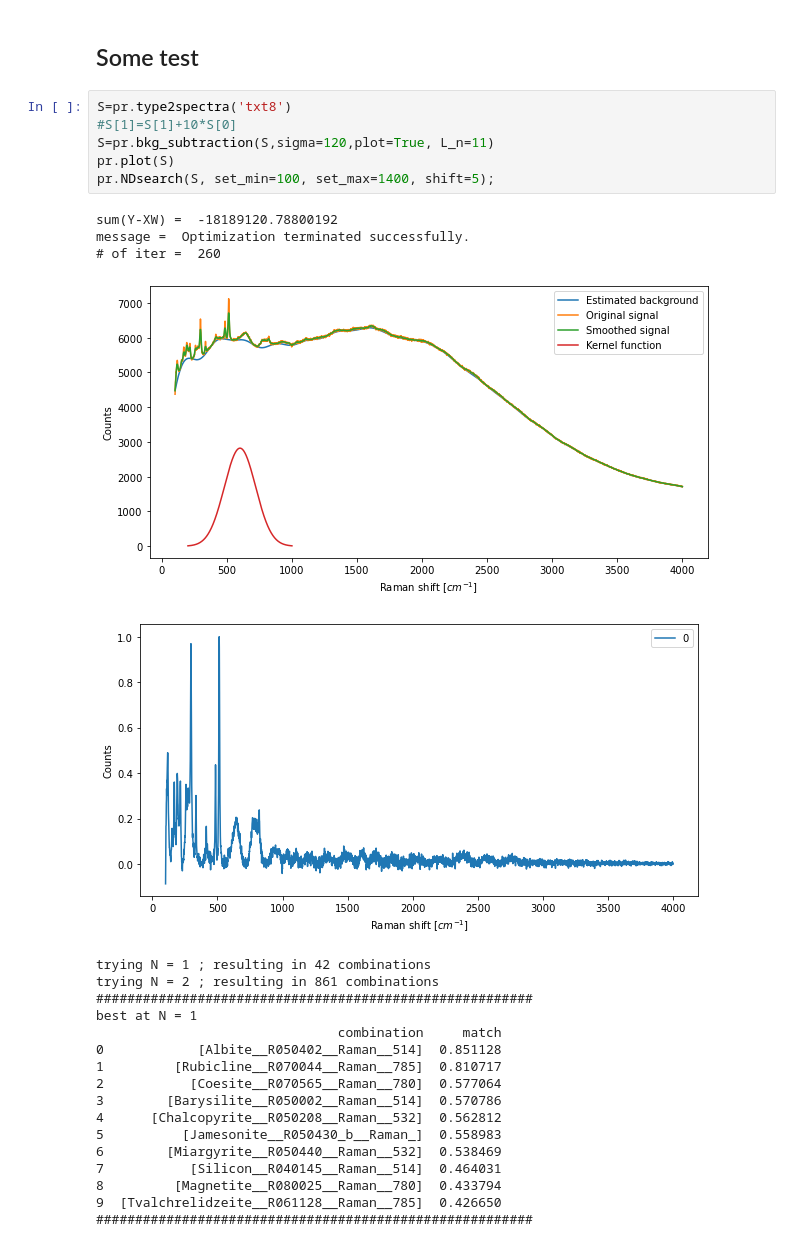
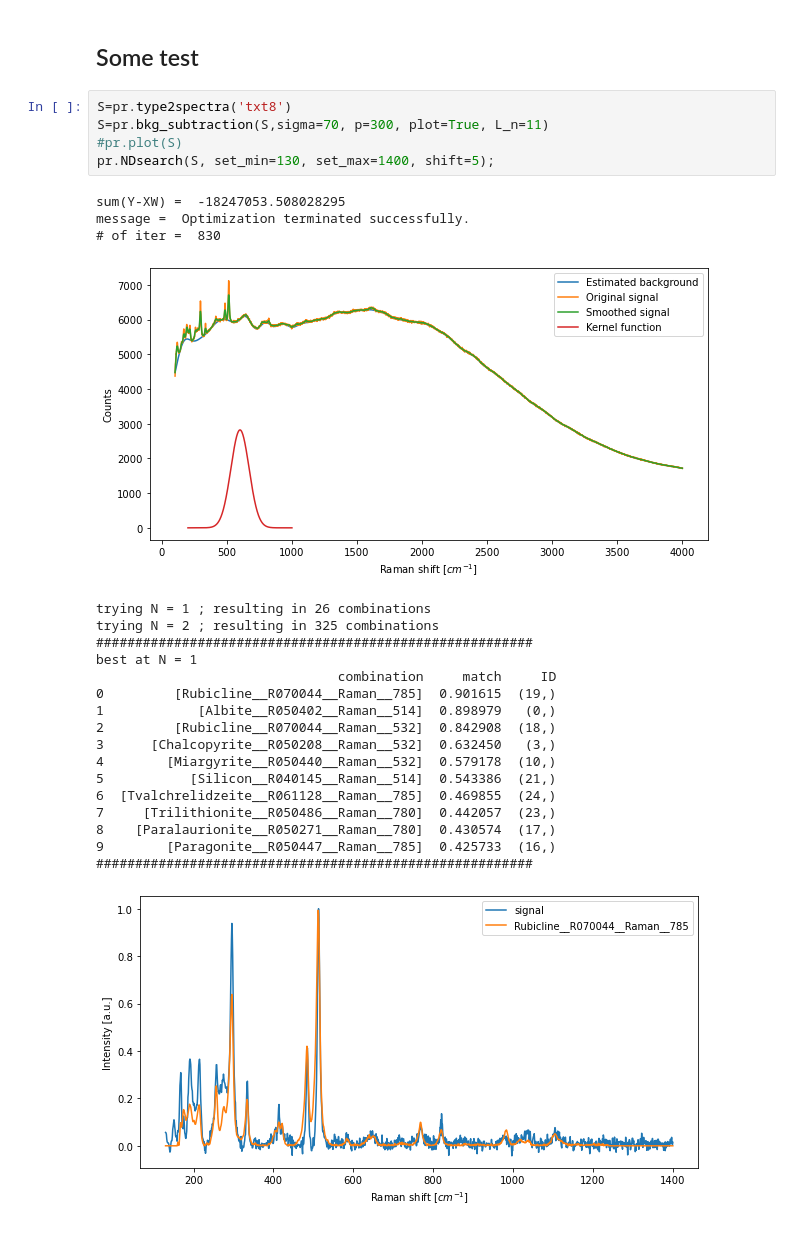
Before and after one commit to FabioBrugnara/pyram, a Jupyter notebook: spectrum_recognition/ND_similarity.ipynb, the cells around one changed output. Drawn from its saved outputs; the diff is of its cells as text.

```diff
--- a/spectrum_recognition/ND_similarity.ipynb
+++ b/spectrum_recognition/ND_similarity.ipynb
@@ -450,29 +477,28 @@ best at N = 1
 ## Some test
 # %%
 S=pr.type2spectra('txt8')
-#S[1]=S[1]+10*S[0]
-S=pr.bkg_subtraction(S,sigma=120,plot=True, L_n=11)
-pr.plot(S)
-pr.NDsearch(S, set_min=100, set_max=1400, shift=5);
+S=pr.bkg_subtraction(S,sigma=70, p=300, plot=True, L_n=11)
+#pr.plot(S)
+pr.NDsearch(S, set_min=130, set_max=1400, shift=5);
 # %% [output]
-sum(Y-XW) =  -18189120.78800192
+sum(Y-XW) =  -18247053.508028295
 message =  Optimization terminated successfully.
-# of iter =  260
+# of iter =  830
-[figure, old version]
+[figure, new version]
+trying N = 1 ; resulting in 26 combinations
+trying N = 2 ; resulting in 325 combinations
+########################################################
+best at N = 1
+                               combination     match     ID
+0         [Rubicline__R070044__Raman__785]  0.901615  (19,)
+1            [Albite__R050402__Raman__514]  0.898979   (0,)
+2         [Rubicline__R070044__Raman__532]  0.842908  (18,)
+3      [Chalcopyrite__R050208__Raman__532]  0.632450   (3,)
+4        [Miargyrite__R050440__Raman__532]  0.579178  (10,)
+5           [Silicon__R040145__Raman__514]  0.543386  (21,)
+6  [Tvalchrelidzeite__R061128__Raman__785]  0.469855  (24,)
+7     [Trilithionite__R050486__Raman__780]  0.442057  (23,)
+8    [Paralaurionite__R050271__Raman__780]  0.430574  (17,)
+9        [Paragonite__R050447__Raman__785]  0.425733  (16,)
+########################################################
-[figure, old version]
+[figure, new version]
-trying N = 1 ; resulting in 42 combinations
-trying N = 2 ; resulting in 861 combinations
-########################################################
-best at N = 1
-                               combination     match
-0            [Albite__R050402__Raman__514]  0.851128
-1         [Rubicline__R070044__Raman__785]  0.810717
-2           [Coesite__R070565__Raman__780]  0.577064
-3        [Barysilite__R050002__Raman__514]  0.570786
-4      [Chalcopyrite__R050208__Raman__532]  0.562812
-5          [Jamesonite__R050430_b__Raman_]  0.558983
-6        [Miargyrite__R050440__Raman__532]  0.538469
-7           [Silicon__R040145__Raman__514]  0.464031
-8         [Magnetite__R080025__Raman__780]  0.433794
-9  [Tvalchrelidzeite__R061128__Raman__785]  0.426650
-########################################################
```
Also changed, not shown: parts of 6 cells of this notebook, 3 other files.
